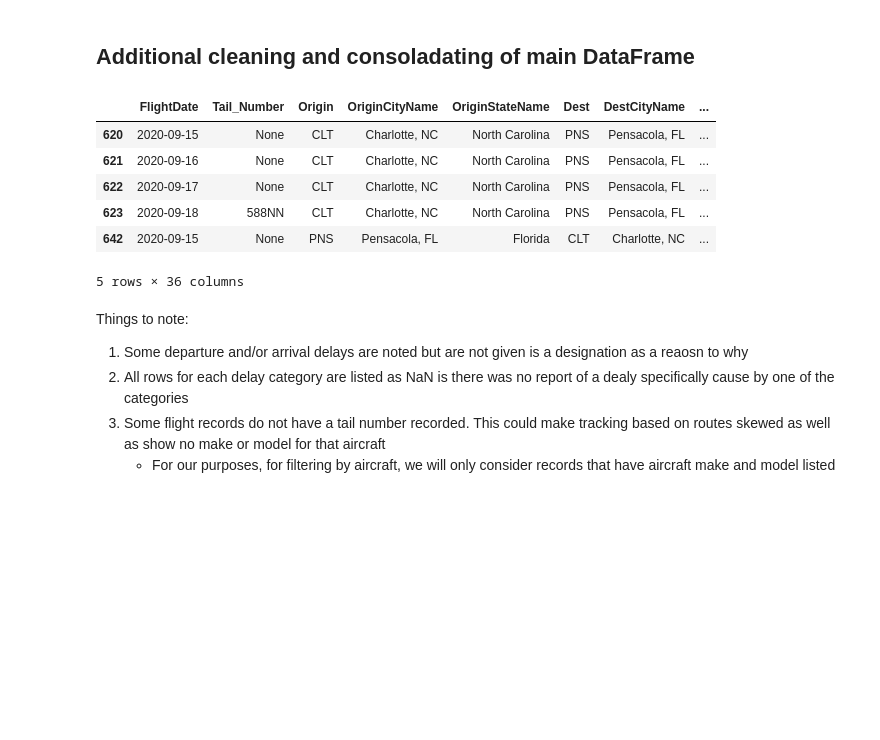
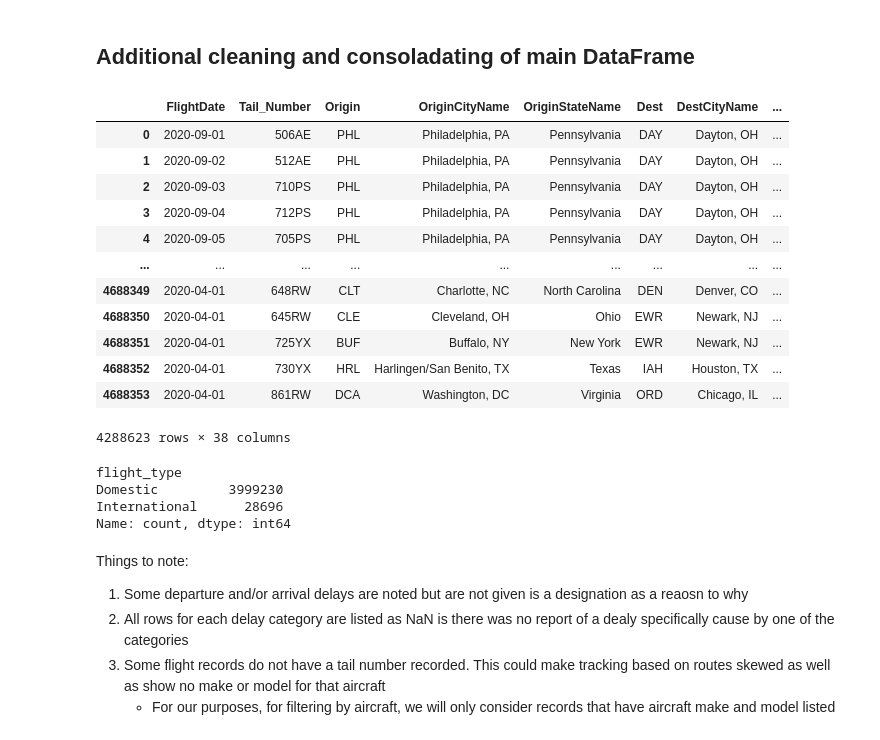
Before and after one commit to oubrando/eda-project, a Jupyter notebook: notebooks/Trace_Recon.ipynb, the cells around one changed output. Saved outputs shown, nothing was run; the diff lists cells and outputs as text; code cells hidden in the pictures; blank space fills up the shorter version.

```diff
--- a/notebooks/Trace_Recon.ipynb
+++ b/notebooks/Trace_Recon.ipynb
@@ -325,42 +312,57 @@ dest_airports = dest_airports.rename(columns={'lid': 'DestAirport_code',
 df = df.merge(dest_airports[['DestAirport_code', 'dest_country']], left_on='Dest', right_on='DestAirport_code', how='left')
 
 mask = (df['dep_country'] != 'US') | (df['dest_country'] != 'US')
 df.loc[mask, 'international'] = 'International'
 df.loc[~mask, 'international'] = 'Domestic'
 df = df.drop(columns=['DepAirport_code', 'dep_country', 'DestAirport_code', 'dest_country'])
 
 #Airline.csv
 df_airline = df_airline.rename(columns= {'OP_UNIQUE_CARRIER': 'Reporting_Airline'})
 df = df.merge(df_airline, on='Reporting_Airline', how='left')
 df = df.rename(columns= { 'international': 'flight_type',
                           'Description': 'Airline'})
 df['Airline'] = df['Airline'].replace({
     'American Airlines Inc.': 'American Airlines',
     'Alaska Airlines Inc.': 'Alaska Airlines',
     'Delta Air Lines Inc.': 'Delta Airlines',
     'Frontier Airlines Inc.': 'Frontier Airlines',
     'Hawaiian Airlines Inc.': 'Hawaiian Airlines',
     'PSA Airlines Inc.': 'PSA Airlines',
     'Skywest Airlines Inc.': 'Skywest Airlines',
     'United Air Lines Inc.': 'United Airlines',
     'Southwest Airlines Co.': 'Southwest Airlines',
 })
 df = df.drop(columns=['Reporting_Airline'])
 
 air_unique = df['Airline'].unique().tolist() #Show number of unique airlines in the main DF
 air_counts = df['Airline'].value_counts(dropna=False) #Count # of occurrences for each unique airline, including rows with NaN values. We will drop rows with NaN later
-air_show = df[df['Airline'].isna()].head(5) #Show first 5 rows of observations with NaN for airline
-df = df.dropna(subset=['Airline']) #Drop rows with now company airline. These are likely private carriers we want to exclude. Only looking to capture major airlines
-df = df[df['DepDelay'].isna()].head(5)
+#air_show = df[df['Airline'].isna()].head(5) #Show first 5 rows of observations with NaN for airline
+df = df.dropna(subset=['Airline']) #Drop rows with no company airline. These are likely private carriers we want to exclude. Only looking to capture major airlines
+# df = df[df['DepDelay'].isna()].head(5)
 df
 # %% [output]
 |  | FlightDate | Tail_Number | Origin | OriginCityName | OriginStateName | Dest | DestCityName | ... |
-| 620 | 2020-09-15 | None | CLT | Charlotte, NC | North Carolina | PNS | Pensacola, FL | ... |
-| 621 | 2020-09-16 | None | CLT | Charlotte, NC | North Carolina | PNS | Pensacola, FL | ... |
-| 622 | 2020-09-17 | None | CLT | Charlotte, NC | North Carolina | PNS | Pensacola, FL | ... |
-| 623 | 2020-09-18 | 588NN | CLT | Charlotte, NC | North Carolina | PNS | Pensacola, FL | ... |
-| 642 | 2020-09-15 | None | PNS | Pensacola, FL | Florida | CLT | Charlotte, NC | ... |
+| 0 | 2020-09-01 | 506AE | PHL | Philadelphia, PA | Pennsylvania | DAY | Dayton, OH | ... |
+| 1 | 2020-09-02 | 512AE | PHL | Philadelphia, PA | Pennsylvania | DAY | Dayton, OH | ... |
+| 2 | 2020-09-03 | 710PS | PHL | Philadelphia, PA | Pennsylvania | DAY | Dayton, OH | ... |
+| 3 | 2020-09-04 | 712PS | PHL | Philadelphia, PA | Pennsylvania | DAY | Dayton, OH | ... |
+| 4 | 2020-09-05 | 705PS | PHL | Philadelphia, PA | Pennsylvania | DAY | Dayton, OH | ... |
+| ... | ... | ... | ... | ... | ... | ... | ... | ... |
+| 4688349 | 2020-04-01 | 648RW | CLT | Charlotte, NC | North Carolina | DEN | Denver, CO | ... |
+| 4688350 | 2020-04-01 | 645RW | CLE | Cleveland, OH | Ohio | EWR | Newark, NJ | ... |
+| 4688351 | 2020-04-01 | 725YX | BUF | Buffalo, NY | New York | EWR | Newark, NJ | ... |
+| 4688352 | 2020-04-01 | 730YX | HRL | Harlingen/San Benito, TX | Texas | IAH | Houston, TX | ... |
+| 4688353 | 2020-04-01 | 861RW | DCA | Washington, DC | Virginia | ORD | Chicago, IL | ... |
-5 rows × 36 columns
+4288623 rows × 38 columns
+# %%
+#Displaying number of domestic flights vs. international
+inter = df['flight_type'].value_counts()
+inter
+# %% [output]
+flight_type
+Domestic         3999230
+International      28696
+Name: count, dtype: int64
 # %% [markdown]
 Things to note:
 1. Some departure and/or arrival delays are noted but are not given is a designation as a reaosn to why
```
Also changed, not shown: parts of 124 cells of this notebook.
